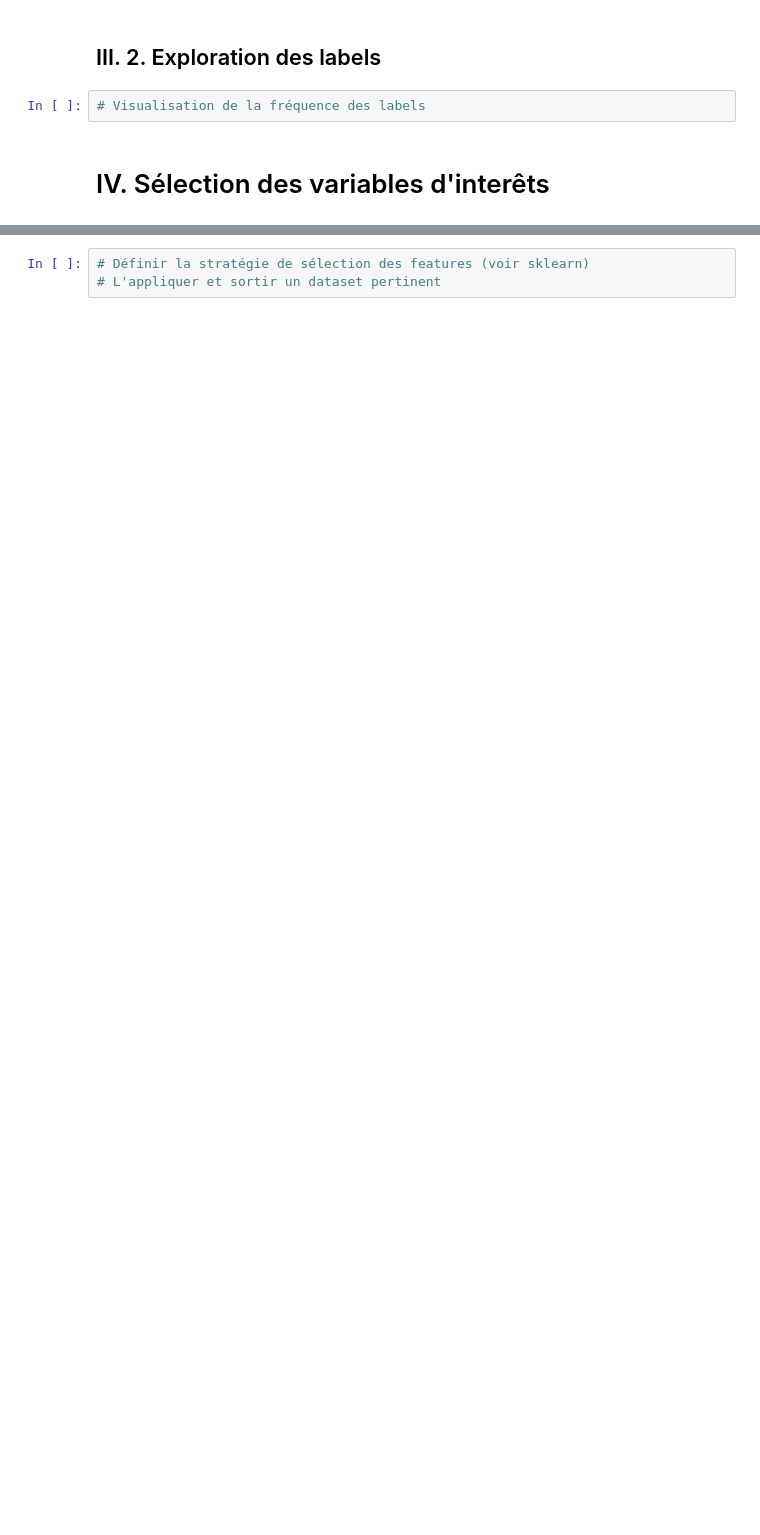
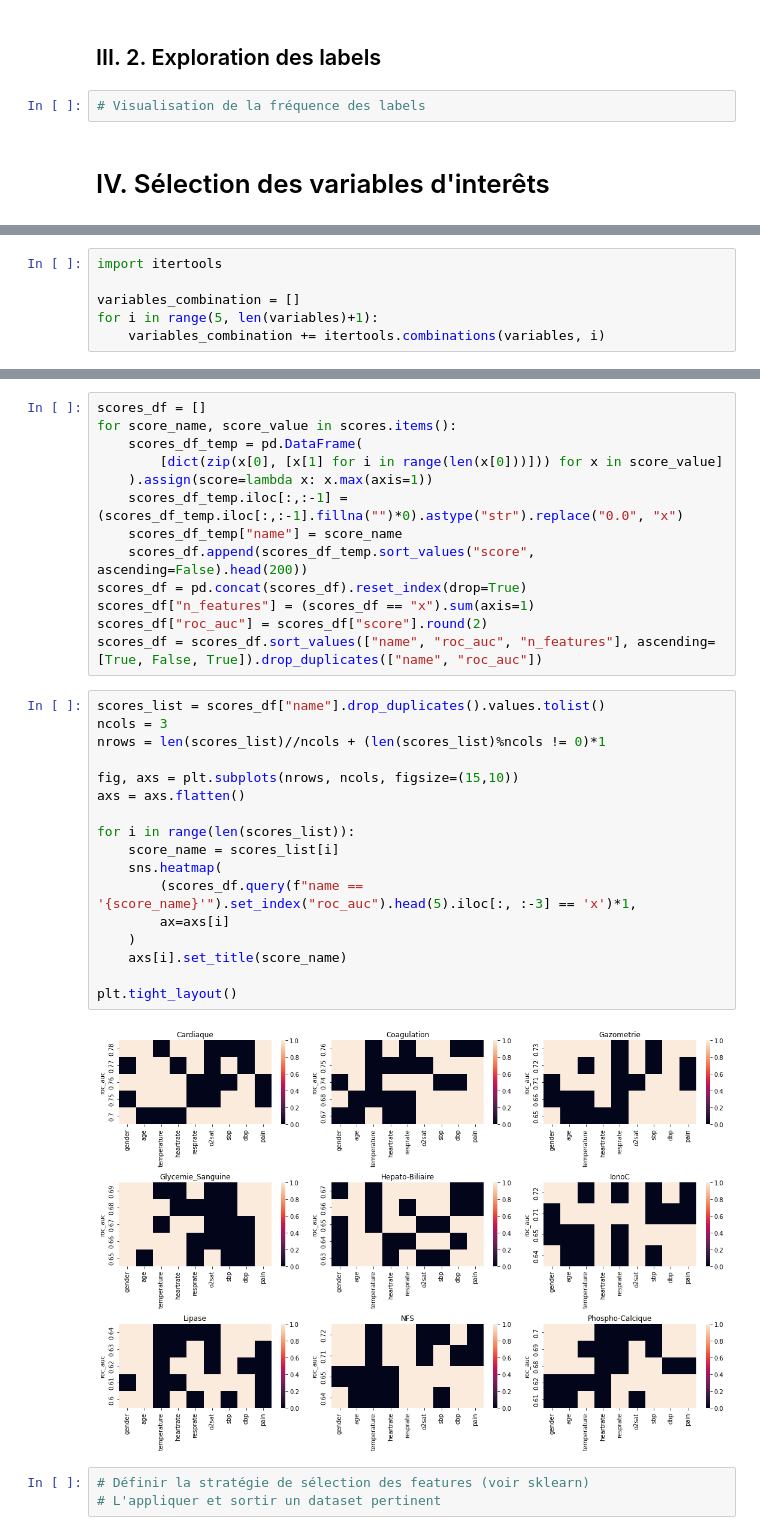
Before and after one commit to alibell/biologyOrderPredictor, a Jupyter notebook: Project_Report.ipynb, the cells around one changed output, grey strips where cells are left out. Saved outputs shown, nothing was run; the diff lists cells and outputs as text; blank space fills up the shorter version.

```diff
--- a/Project_Report.ipynb
+++ b/Project_Report.ipynb
@@ -299,0 +300,6 @@ plot_missing_bar(X, features)
+# %%
+import itertools
+
+variables_combination = []
+for i in range(5, len(variables)+1):
+    variables_combination += itertools.combinations(variables, i)
@@ -300,3 +340,35 @@ plot_missing_bar(X, features)
+# %%
+scores_df = []
+for score_name, score_value in scores.items():
+    scores_df_temp = pd.DataFrame(
+        [dict(zip(x[0], [x[1] for i in range(len(x[0]))])) for x in score_value]
+    ).assign(score=lambda x: x.max(axis=1))
+    scores_df_temp.iloc[:,:-1] = (scores_df_temp.iloc[:,:-1].fillna("")*0).astype("str").replace("0.0", "x")
+    scores_df_temp["name"] = score_name
+    scores_df.append(scores_df_temp.sort_values("score", ascending=False).head(200))
+scores_df = pd.concat(scores_df).reset_index(drop=True)
+scores_df["n_features"] = (scores_df == "x").sum(axis=1)
+scores_df["roc_auc"] = scores_df["score"].round(2)
+scores_df = scores_df.sort_values(["name", "roc_auc", "n_features"], ascending=[True, False, True]).drop_duplicates(["name", "roc_auc"])
+# %%
+scores_list = scores_df["name"].drop_duplicates().values.tolist()
+ncols = 3
+nrows = len(scores_list)//ncols + (len(scores_list)%ncols != 0)*1
+
+fig, axs = plt.subplots(nrows, ncols, figsize=(15,10))
+axs = axs.flatten()
+
+for i in range(len(scores_list)):
+    score_name = scores_list[i]
+    sns.heatmap(
+        (scores_df.query(f"name == '{score_name}'").set_index("roc_auc").head(5).iloc[:, :-3] == 'x')*1,
+        ax=axs[i]
+    )
+    axs[i].set_title(score_name)
+
+plt.tight_layout()
+# %% [output]
+[figure, added]
 # %%
 # Définir la stratégie de sélection des features (voir sklearn)
 # L'appliquer et sortir un dataset pertinent
```
Also changed, not shown: parts of 16 cells of this notebook, 2 other files.
